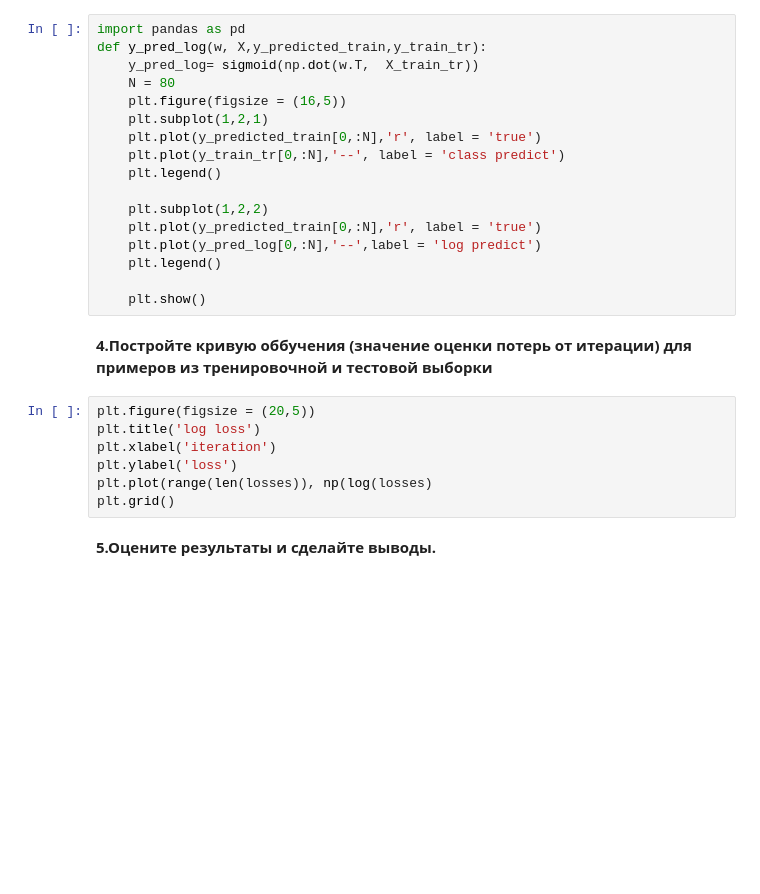
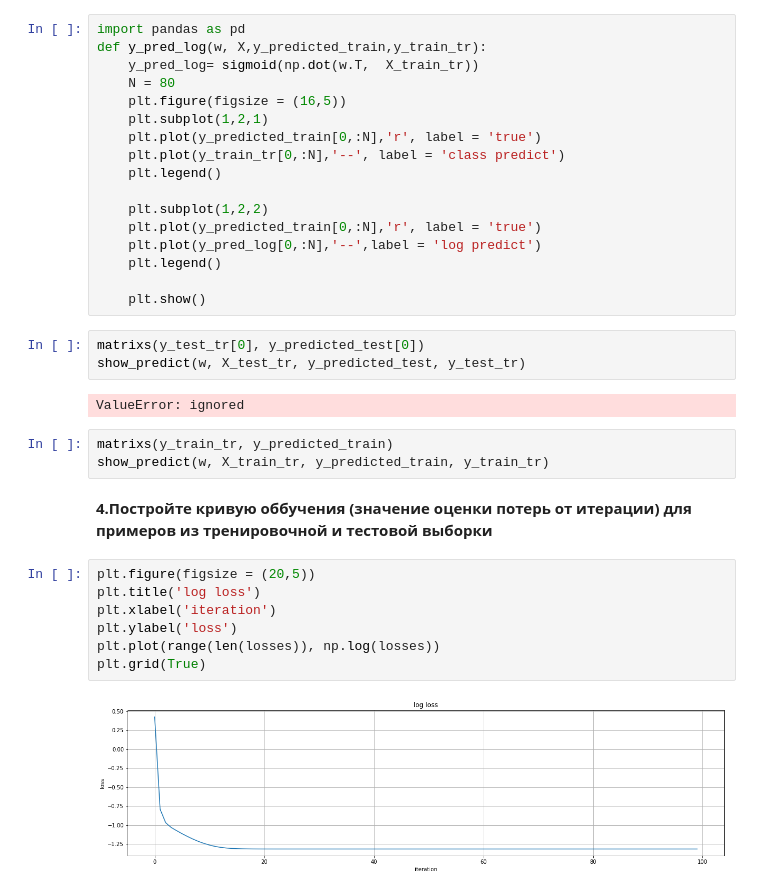
Before and after one commit to Ksenia-90/Data_analysis_algorithms, a Jupyter notebook: lesson_3_HW.ipynb, the cells around one changed output. Cells and saved outputs as stored; diff of their text form; blank space fills up the shorter version.

```diff
--- a/lesson_3_HW.ipynb
+++ b/lesson_3_HW.ipynb
@@ -216,14 +226,22 @@ def y_pred_log(w, X,y_predicted_train,y_train_tr):
     plt.legend()
 
     plt.show()
+# %%
+matrixs(y_test_tr[0], y_predicted_test[0])
+show_predict(w, X_test_tr, y_predicted_test, y_test_tr)
+# %% [output]
+ValueError: ignored
+# %%
+matrixs(y_train_tr, y_predicted_train)
+show_predict(w, X_train_tr, y_predicted_train, y_train_tr)
 # %% [markdown]
 **4.Постройте кривую оббучения (значение оценки потерь от итерации) для примеров из тренировочной и тестовой выборки**
 # %%
 plt.figure(figsize = (20,5))
 plt.title('log loss')
 plt.xlabel('iteration')
 plt.ylabel('loss')
-plt.plot(range(len(losses)), np(log(losses)
-plt.grid()
+plt.plot(range(len(losses)), np.log(losses))
+plt.grid(True)
+# %% [output]
+[figure, added]
-# %% [markdown]
-**5.Оцените результаты и сделайте выводы.**
```
Also changed, not shown: parts of 12 cells of this notebook.
